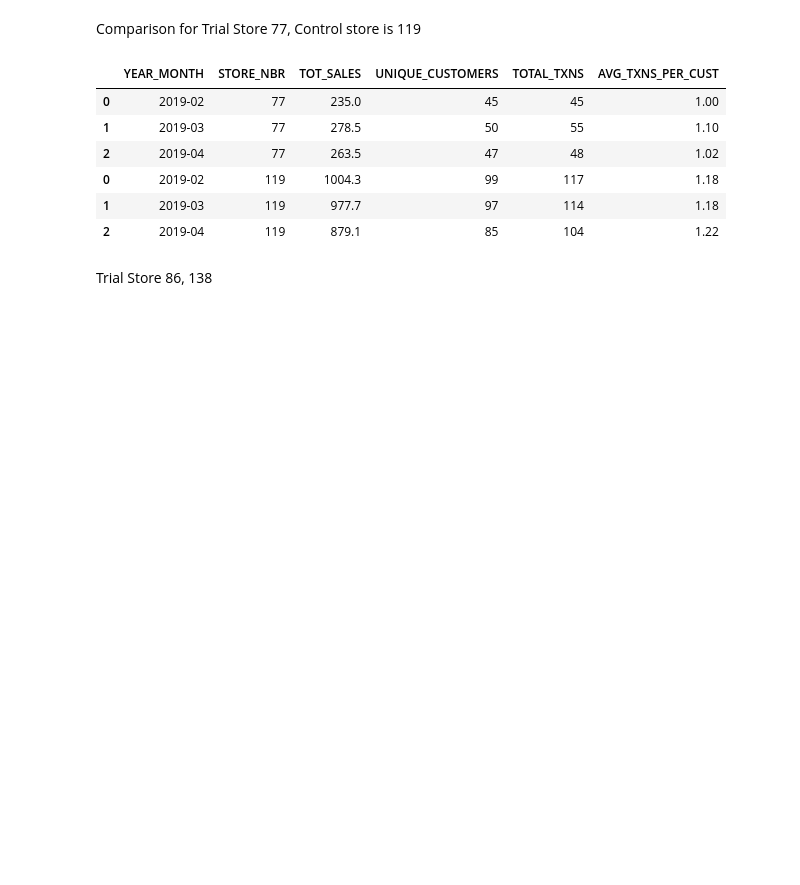
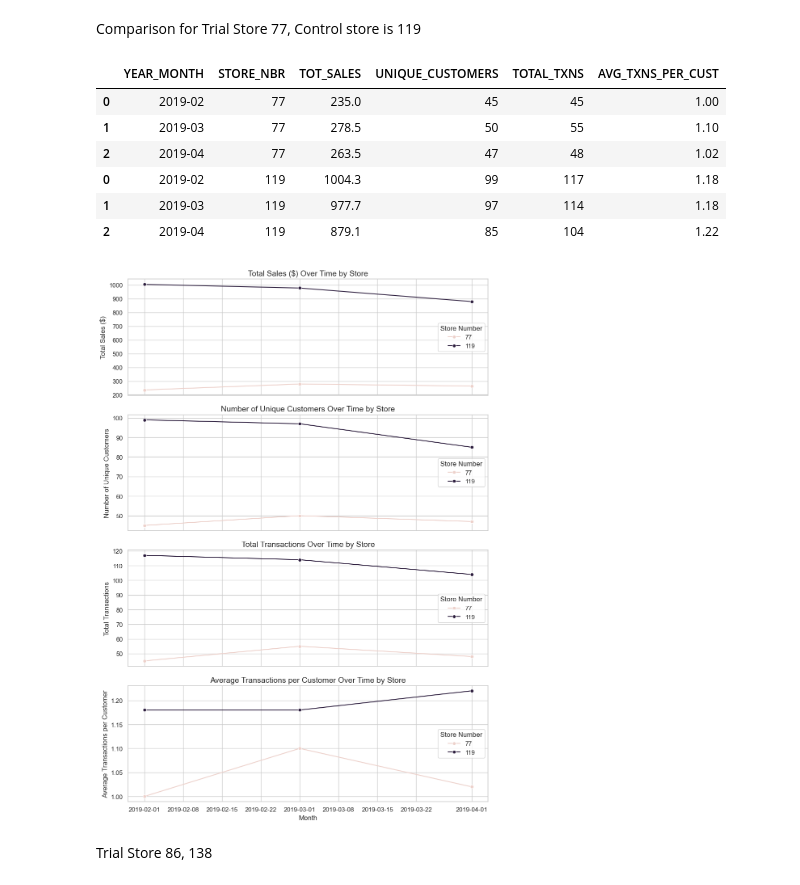
Before and after one commit to schao021/Quantium-Data-Analytics, a Jupyter notebook: Task_2.ipynb, the cells around one changed output. Cells and saved outputs as stored; diff of their text form; code cells hidden in the pictures; blank space fills up the shorter version.

Commit message:
Removed a picture and added all the graphs

```diff
--- a/Task_2.ipynb
+++ b/Task_2.ipynb
@@ -346,3 +346,30 @@ store_77_119
 | 0 | 2019-02 | 119 | 1004.3 | 99 | 117 | 1.18 |
 | 1 | 2019-03 | 119 | 977.7 | 97 | 114 | 1.18 |
 | 2 | 2019-04 | 119 | 879.1 | 85 | 104 | 1.22 |
+# %%
+store_77_119['YEAR_MONTH'] = pd.to_datetime(store_77_119['YEAR_MONTH'])
+sns.set_style("whitegrid")
+metrics_info = {
+    'TOT_SALES': 'Total Sales ($)',
+    'UNIQUE_CUSTOMERS': 'Number of Unique Customers',
+    'TOTAL_TXNS': 'Total Transactions',
+    'AVG_TXNS_PER_CUST': 'Average Transactions per Customer'
+}
+fig, axes = plt.subplots(len(metrics_info), 1, figsize=(10, 14), sharex=True)
+for i, (metric, ylabel) in enumerate(metrics_info.items()):
+    sns.lineplot(
+        data=store_77_119,
+        x='YEAR_MONTH',
+        y=metric,
+        hue='STORE_NBR',
+        marker='o',
+        ax=axes[i]
+    )
+    axes[i].set_title(f'{ylabel} Over Time by Store', fontsize=14)
+    axes[i].set_ylabel(ylabel, fontsize=12)
+    axes[i].legend(title='Store Number')
+axes[-1].set_xlabel('Month', fontsize=12)
+plt.tight_layout()
+plt.show()
+# %% [output]
+[figure, added]
```
Also changed, not shown: parts of 5 cells of this notebook, 1 other file.
